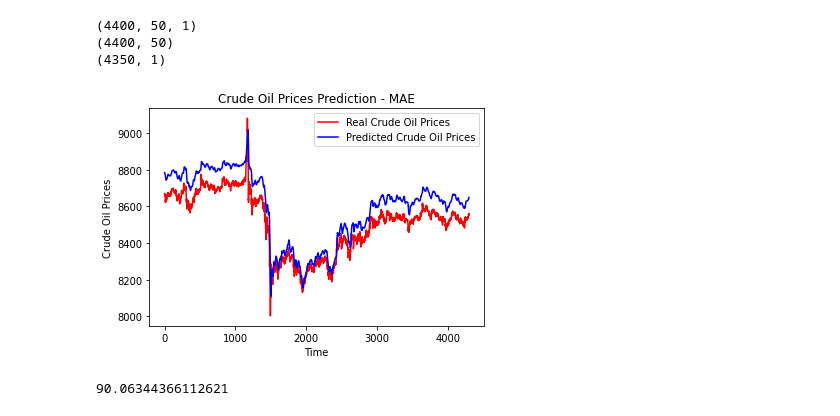
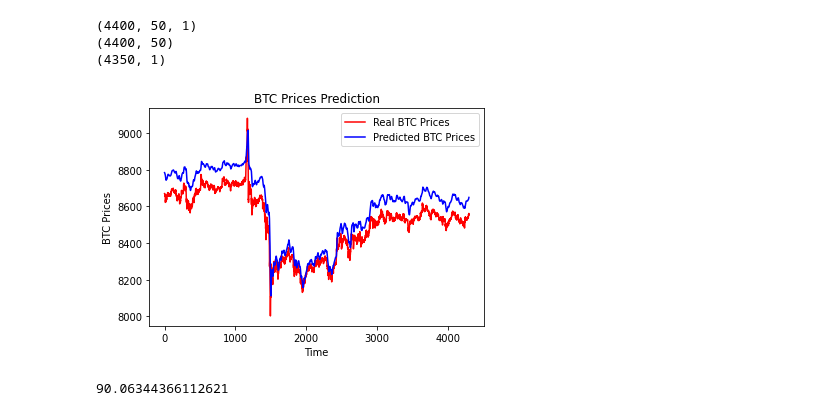
Before and after one commit to zhou-wenbin/cryptocoin-project, a Jupyter notebook: LSTM test with few data.ipynb, the cells around one changed output. Saved outputs shown, nothing was run; the diff lists cells and outputs as text; code cells hidden in the pictures.

```diff
--- a/LSTM test with few data.ipynb
+++ b/LSTM test with few data.ipynb
@@ -53,13 +53,3 @@ df2.plot(kind='line',x='date',y='Weighted_Price')
 # %% [output]
 <matplotlib.axes._subplots.AxesSubplot at 0x...>
 [figure]
-# %%
-import matplotlib.pyplot as plt
-df_data_1= df2.iloc[:,1:2].values.astype(float)
-# Visualising the Data
-plt.plot(df_data_1, color = 'red', label = 'btc avg price')
-plt.title('btc price prediction')
-plt.xlabel('Time')
-plt.ylabel('btc price')
-plt.legend()
-plt.show()
@@ -313,15 +301,15 @@ print(y_test.shape)
 (4400, 50)
 (4350, 1)
 # %%
-plt.plot(test_set[timesteps:len(y_test)].astype(float), color = 'red', label = 'Real Crude Oil Prices')
-plt.plot(y_test[0:len(y_test) - timesteps].astype(float), color = 'blue', label = 'Predicted Crude Oil Prices')
-plt.title('Crude Oil Prices Prediction - MAE')
+plt.plot(test_set[timesteps:len(y_test)].astype(float), color = 'red', label = 'Real BTC Prices')
+plt.plot(y_test[0:len(y_test) - timesteps].astype(float), color = 'blue', label = 'Predicted BTC Prices')
+plt.title('BTC Prices Prediction')
 plt.xlabel('Time')
-plt.ylabel('Crude Oil Prices')
+plt.ylabel('BTC Prices')
 plt.legend()
 plt.show()
 # %% [output]
-[figure, old version]
+[figure, new version]
 # %%
 import math
 from sklearn.metrics import mean_squared_error
```
Also changed, not shown: parts of 5 cells of this notebook, 5 other files.
